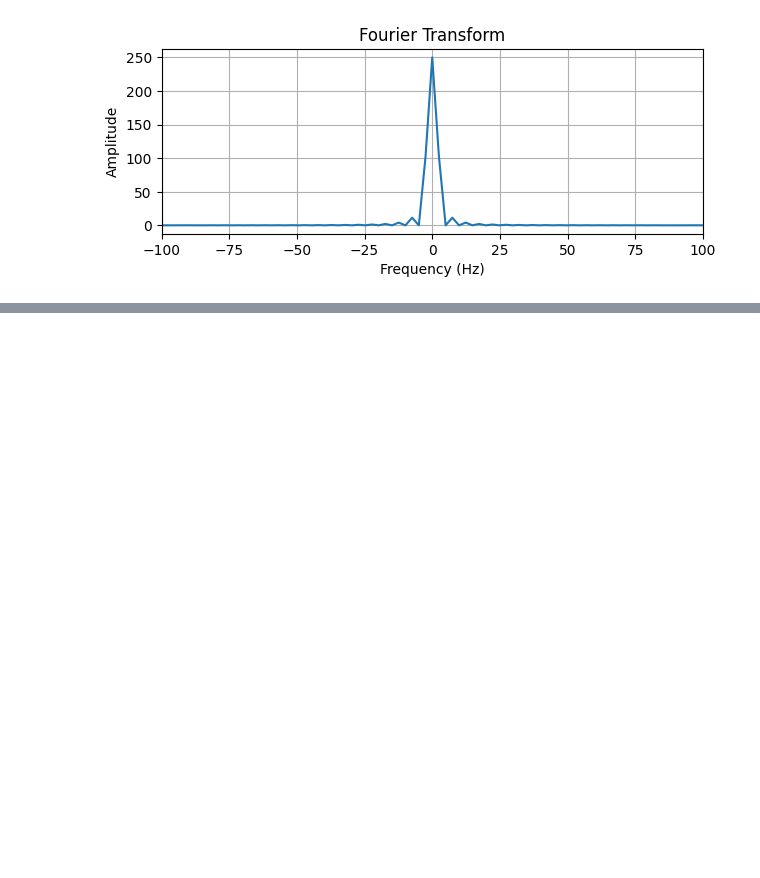
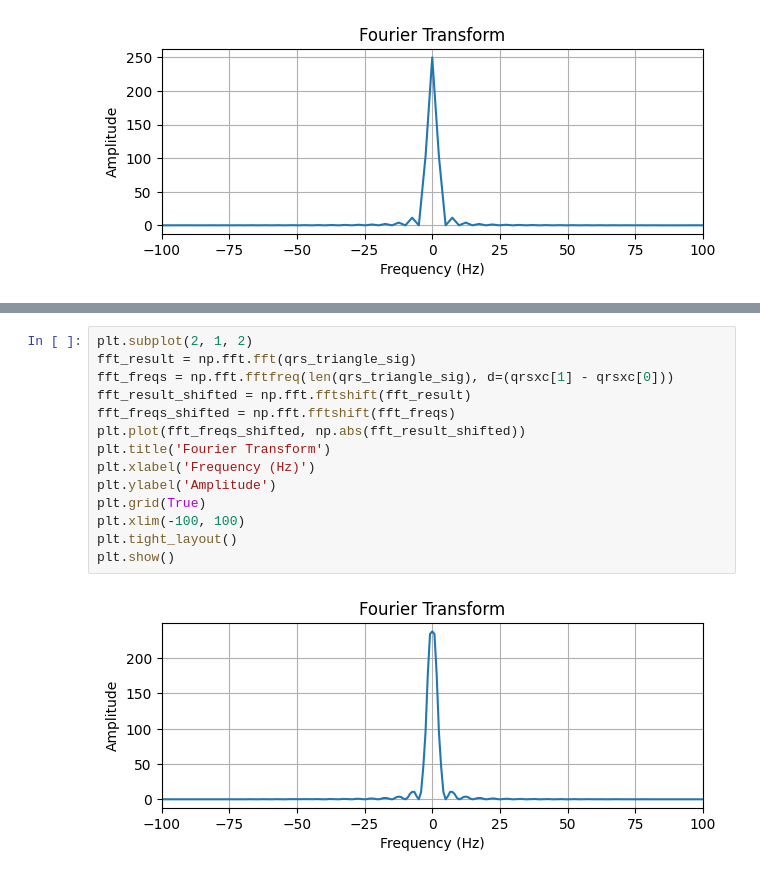
Before and after one commit to SalvatoreAguilera/ECG-SIM, a Jupyter notebook: ecg.ipynb, the cells around one changed output, grey strips where cells are left out. Cells and saved outputs as stored; diff of their text form; blank space fills up the shorter version.

```diff
--- a/ecg.ipynb
+++ b/ecg.ipynb
@@ -77,0 +110,16 @@ plt.grid(True)
+# %%
+plt.subplot(2, 1, 2)
+fft_result = np.fft.fft(qrs_triangle_sig)
+fft_freqs = np.fft.fftfreq(len(qrs_triangle_sig), d=(qrsxc[1] - qrsxc[0]))
+fft_result_shifted = np.fft.fftshift(fft_result)
+fft_freqs_shifted = np.fft.fftshift(fft_freqs)
+plt.plot(fft_freqs_shifted, np.abs(fft_result_shifted))
+plt.title('Fourier Transform')
+plt.xlabel('Frequency (Hz)')
+plt.ylabel('Amplitude')
+plt.grid(True)
+plt.xlim(-100, 100)
+plt.tight_layout()
+plt.show()
+# %% [output]
+[figure, added]
```
Also changed, not shown: parts of 4 cells of this notebook.
